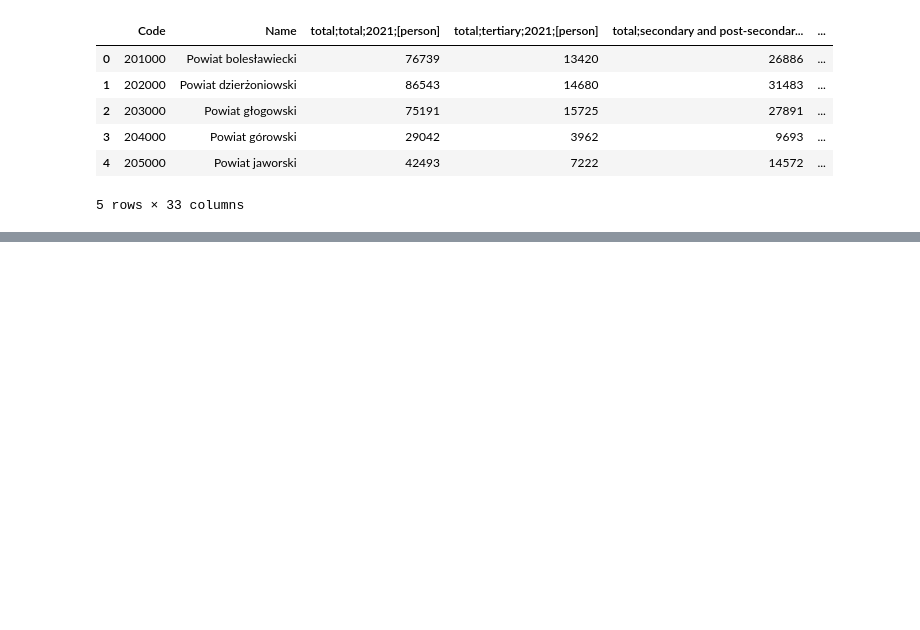
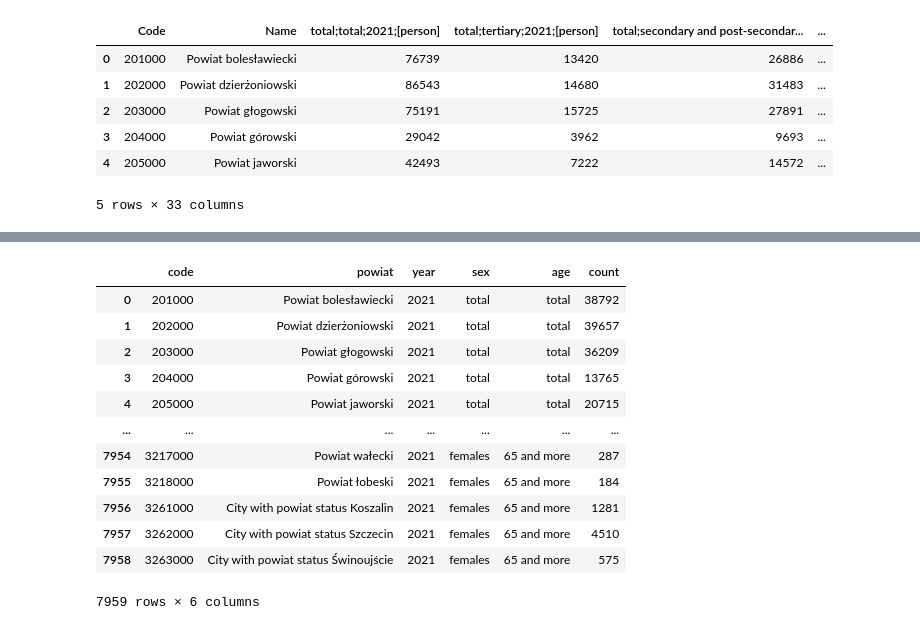
Before and after one commit to harrisonluff/Group_Project_Y3, a Jupyter notebook: notebooks/cleaning/03_01_cleaning_population.ipynb, the cells around one changed output, grey strips where cells are left out. Saved outputs shown, nothing was run; the diff lists cells and outputs as text; code cells hidden in the pictures; blank space fills up the shorter version.

Commit message:
NC21 Employed by sex-age and sex-education imported and cleaned

```diff
--- a/notebooks/cleaning/03_01_cleaning_population.ipynb
+++ b/notebooks/cleaning/03_01_cleaning_population.ipynb
@@ -98,0 +103,3 @@ out.to_csv(repo_root / "cleaned/03_01_outcome_data/pop_nc_sex_ed_p4315.csv")
+# %%
+emp_sa = pd.read_csv(repo_root / "raw/03_01_population_data/03_01_census_p4407_employed_sex_age.csv", delimiter=";")
+emp_sa.head()
@@ -98,0 +114,42 @@ out.to_csv(repo_root / "cleaned/03_01_outcome_data/pop_nc_sex_ed_p4315.csv")
+# %%
+df = emp_sa.copy()
+
+# Drop unnamed column
+df.drop("Unnamed: 23", axis=1, inplace=True)
+
+# Melt to long format
+id_cols = ["Code", "Name"]
+long = df.melt(
+    id_vars=id_cols,
+    var_name="measure",
+    value_name="count"
+)
+
+# Split measure into parts
+parts = long["measure"].str.split(";", expand=True)
+long["sex"] = parts[0].str.strip()
+long["age"] = parts[1].str.strip()
+long["year"] = pd.to_numeric(parts[2]).astype("Int64")
+
+out = long.rename(
+        columns={"Code": "code", "Name": "powiat"}
+    ).loc[
+        :, ["code", "powiat", "year", "sex", "age", "count"]
+    ]
+out
+
+# out.to_csv(repo_root / "cleaned/03_01_outcome_data/pop_nc_sex_age_p4181.csv")
+# %% [output]
+|  | code | powiat | year | sex | age | count |
+| 0 | 201000 | Powiat bolesławiecki | 2021 | total | total | 38792 |
+| 1 | 202000 | Powiat dzierżoniowski | 2021 | total | total | 39657 |
+| 2 | 203000 | Powiat głogowski | 2021 | total | total | 36209 |
+| 3 | 204000 | Powiat górowski | 2021 | total | total | 13765 |
+| 4 | 205000 | Powiat jaworski | 2021 | total | total | 20715 |
+| ... | ... | ... | ... | ... | ... | ... |
+| 7954 | 3217000 | Powiat wałecki | 2021 | females | 65 and more | 287 |
+| 7955 | 3218000 | Powiat łobeski | 2021 | females | 65 and more | 184 |
+| 7956 | 3261000 | City with powiat status Koszalin | 2021 | females | 65 and more | 1281 |
+| 7957 | 3262000 | City with powiat status Szczecin | 2021 | females | 65 and more | 4510 |
+| 7958 | 3263000 | City with powiat status Świnoujście | 2021 | females | 65 and more | 575 |
+7959 rows × 6 columns
```
Also changed, not shown: parts of 2 cells of this notebook, 4 other files.
